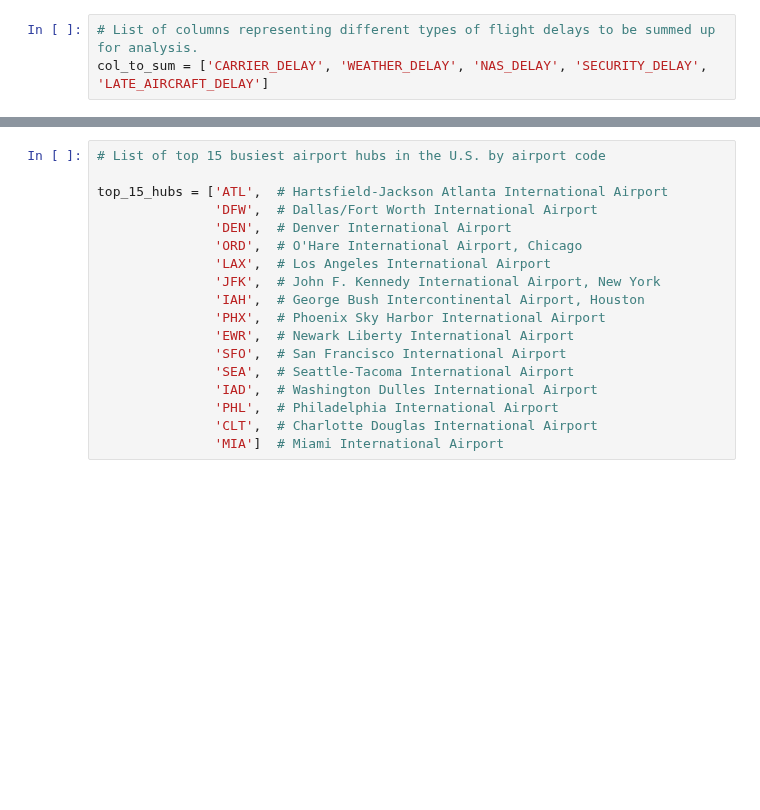
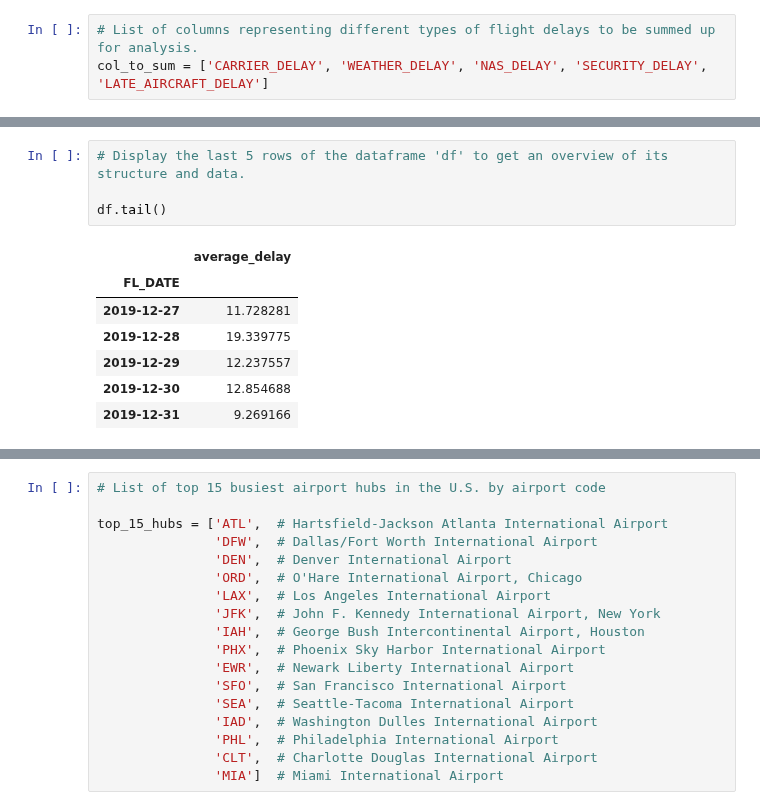
Before and after one commit to CLOUD-NINE-FLIGHT-SOLUTIONS/CLOUD-NINE-FLIGHT-SOLUTIONS, a Jupyter notebook: Miatta/explore_ms.ipynb, the cells around one changed output, grey strips where cells are left out. Saved outputs shown, nothing was run; the diff lists cells and outputs as text; blank space fills up the shorter version.

```diff
--- a/Miatta/explore_ms.ipynb
+++ b/Miatta/explore_ms.ipynb
@@ -120,3 +170,15 @@ flights.shape
+# %%
+# Display the last 5 rows of the dataframe 'df' to get an overview of its structure and data.
+
+df.tail()
+# %% [output]
+|  | average_delay |
+| FL_DATE |  |
+| 2019-12-27 | 11.728281 |
+| 2019-12-28 | 19.339775 |
+| 2019-12-29 | 12.237557 |
+| 2019-12-30 | 12.854688 |
+| 2019-12-31 | 9.269166 |
 # %%
 # Generate a statistical summary of the 'flights' dataframe,
 # providing an overview of the distribution for each numerical column.
```
Also changed, not shown: parts of 27 cells of this notebook, 1 other file.
